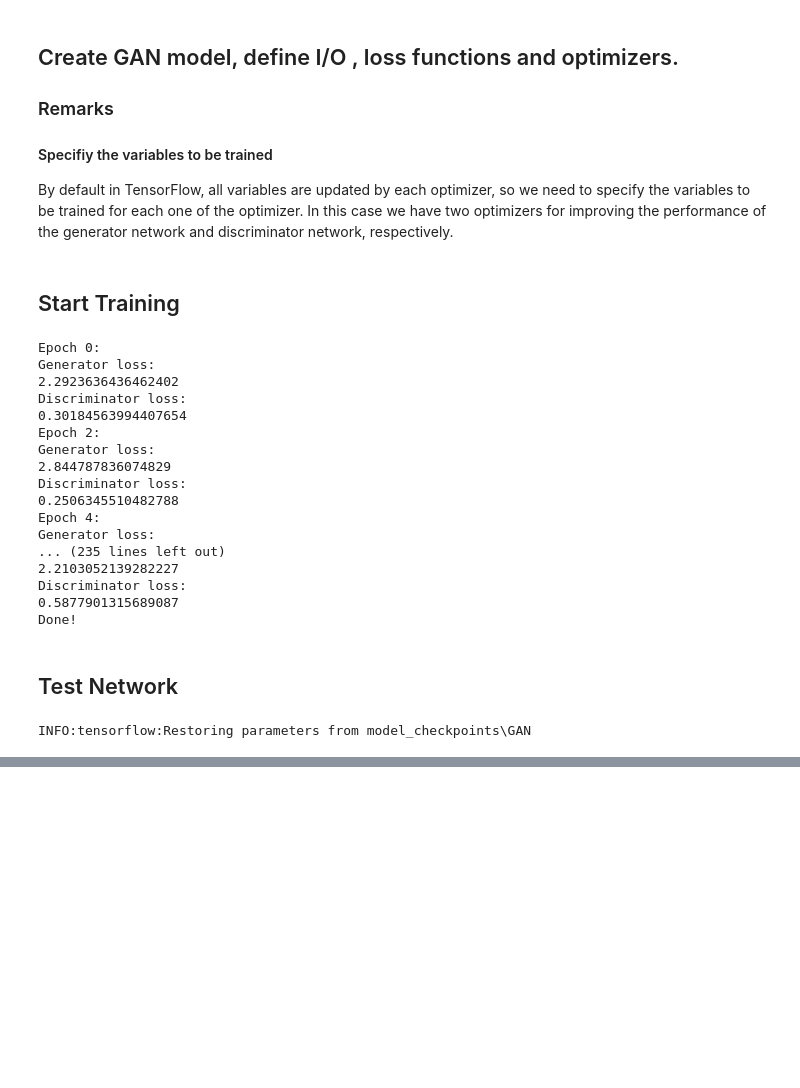
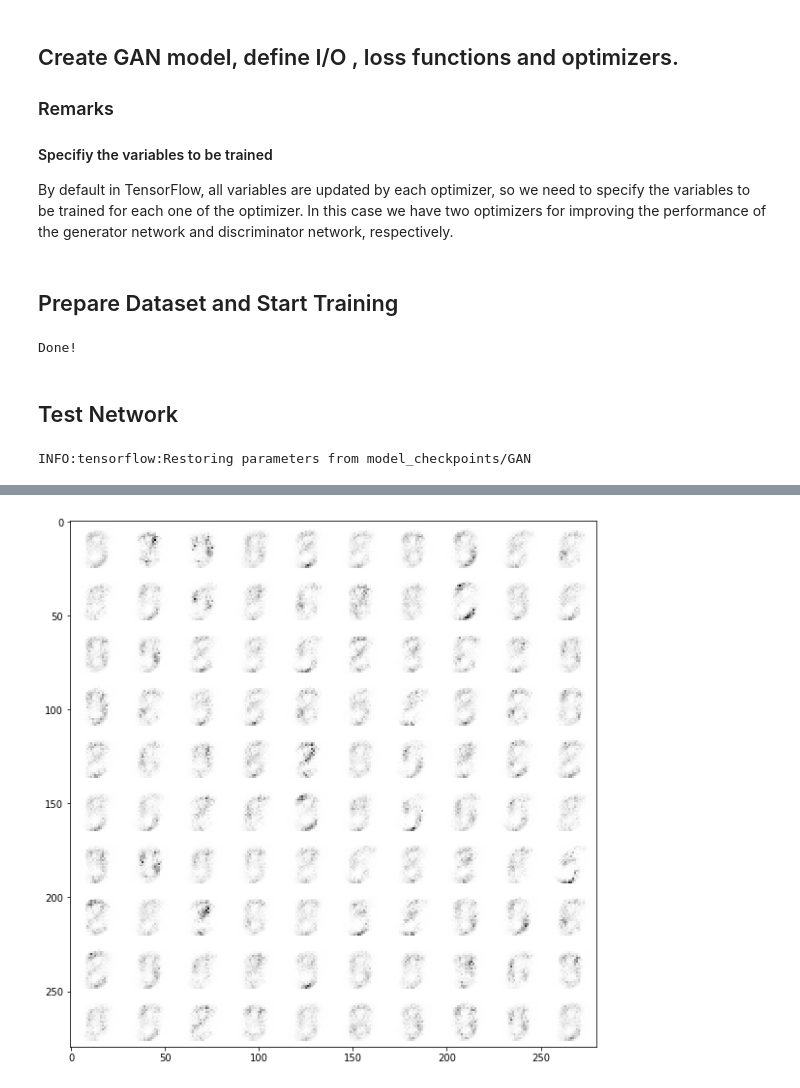
Before and after one commit to BorisPolonsky/LearningTensorFlow, a Jupyter notebook: GAN/GAN 101.ipynb, the cells around one changed output, grey strips where cells are left out. Drawn from its saved outputs; the diff is of its cells as text; code cells hidden in the pictures; blank space fills up the shorter version.

```diff
--- a/GAN/GAN 101.ipynb
+++ b/GAN/GAN 101.ipynb
@@ -26,0 +15,3 @@ Number of test samples: 10000
+# %%
+mnist = tf.keras.datasets.mnist
+(x_train, y_train), (x_test, y_test) = mnist.load_data(path="mnist.npz")
@@ -88,7 +96,7 @@ class GAN:
 ## Specify Dimensions
 # %%
 noise_dim = 128
-image_dim = 28*28
+image_dim = x_train.shape[1] * x_train.shape[2]
 generator_hidden_dim = 256
 discriminator_hidden_dim = 256
 # %% [markdown]
@@ -109,49 +130,45 @@ d_train_op = tf.train.AdamOptimizer(learning_rate=2e-4).minimize(discriminator_l
 # %% [markdown]
-## Start Training
+## Prepare Dataset and Start Training
+# %%
+with tf.variable_scope("training_configuration", auxiliary_name_scope=False): # Re-entering the name scope
+    batch_size_t = tf.placeholder(dtype=tf.int64, shape=[], name="batch_size")
+    training_set = tf.data.Dataset.from_tensor_slices((x_train, y_train))
+    training_set = training_set.batch(batch_size=batch_size_t)
+    batch_iter_train = training_set.make_initializable_iterator()
+    next_batch_train = batch_iter_train.get_next()
 # %%
 n_epoch = 100
 batch_size = 50
-num_batch = int(mnist_dataset.train.num_examples/batch_size)
-visualize_every = 2
+g_lr, d_lr = 2e-5, 2e-5
+lr_decay = 0.97
+num_batch = int(x_train.shape[0]/batch_size)
 k = 1
 model_param_path = os.path.normpath(r"./model_checkpoints")
 saver=tf.train.Saver()
-
-with tf.Session() as sess:
+with tf.Session() as sess, tf.summary.FileWriter(logdir=model_param_path) as writer:
+    writer.add_graph(graph=tf.get_default_graph())
     sess.run(tf.global_variables_initializer())
     for epoch in range(n_epoch):
+        sess.run([tf.assign(g_learing_rate_tensor, g_lr), tf.assign(d_learing_rate_tensor, d_lr)])
+        sess.run(batch_iter_train.initializer, feed_dict={batch_size_t: batch_size})
         for batch_no in range(num_batch):
-            image_batch, _ = mnist_dataset.train.next_batch(batch_size) # discard the labels
+            x, _ = sess.run(next_batch_train)
+            x = x.reshape([-1, image_dim]) # flatten each sample manually
             # Train the discriminator network k times
             for _ in range(k):
                 noise_batch = np.random.uniform(-1.0, 1.0, size=[batch_size, noise_dim])
-                feed_dict = {gan.image_input: image_batch, gan.noise_input: noise_batch}
+                feed_dict = {gan.image_input: x, gan.noise_input: noise_batch}
                 sess.run(d_train_op, feed_dict=feed_dict)
             # Train the generator network once
             noise_batch = np.random.uniform(-1.0, 1.0, size=[batch_size, noise_dim])
-            feed_dict = {gan.image_input: image_batch, gan.noise_input: noise_batch}
-            _, g_loss, d_loss = sess.run([g_train_op, generator_loss, discriminator_loss], feed_dict=feed_dict)
-        if (epoch % visualize_every) == 0:
-            print("Epoch {}:\nGenerator loss:\n{}\nDiscriminator loss:\n{}".format(epoch, g_loss, d_loss))
-    saver.save(sess=sess,save_path=os.path.join(model_param_path, "GAN"))
-    print("Done!")
+            feed_dict = {gan.image_input: x, gan.noise_input: noise_batch}
+            _, summary, step = sess.run([g_train_op, summary_all, global_step], feed_dict=feed_dict)
+            writer.add_summary(summary=summary, global_step=step)
+        g_lr = g_lr * lr_decay
+        d_lr = d_lr * lr_decay
+    saver.save(sess=sess, save_path=os.path.join(model_param_path, "GAN"))
+print("Done!")
 # %% [output]
-Epoch 0:
-Generator loss:
-2.2923636436462402
-Discriminator loss:
-0.30184563994407654
-Epoch 2:
-Generator loss:
-2.844787836074829
-Discriminator loss:
-0.2506345510482788
-Epoch 4:
-Generator loss:
-... (235 lines left out)
-2.2103052139282227
-Discriminator loss:
-0.5877901315689087
 Done!
 # %% [markdown]
 ## Test Network
@@ -168,7 +185,9 @@ with tf.Session() as sess:
             # Generate image from noise.
             g = sess.run(gan.generator_output, feed_dict={gan.noise_input: z})
             # Reverse colours for better display
-            g = -1 * (g - 1)
+            # g = -1 * (g - 1)
+            g = -1 * (g - 255)
+            g = g.astype(np.int32)
             for j in range(n):
                 # Draw the generated digits
                 canvas[i * 28:(i + 1) * 28, j * 28:(j + 1) * 28] = g[j].reshape([28, 28])
@@ -178,4 +197,4 @@ with tf.Session() as sess:
     else:
         print("Failed to load model checkpoint.")
 # %% [output]
-INFO:tensorflow:Restoring parameters from model_checkpoints\GAN
+INFO:tensorflow:Restoring parameters from model_checkpoints/GAN
@@ -183,0 +201 @@ INFO:tensorflow:Restoring parameters from model_checkpoints\GAN
+[figure, added]
```
Also changed, not shown: parts of 9 cells of this notebook.
